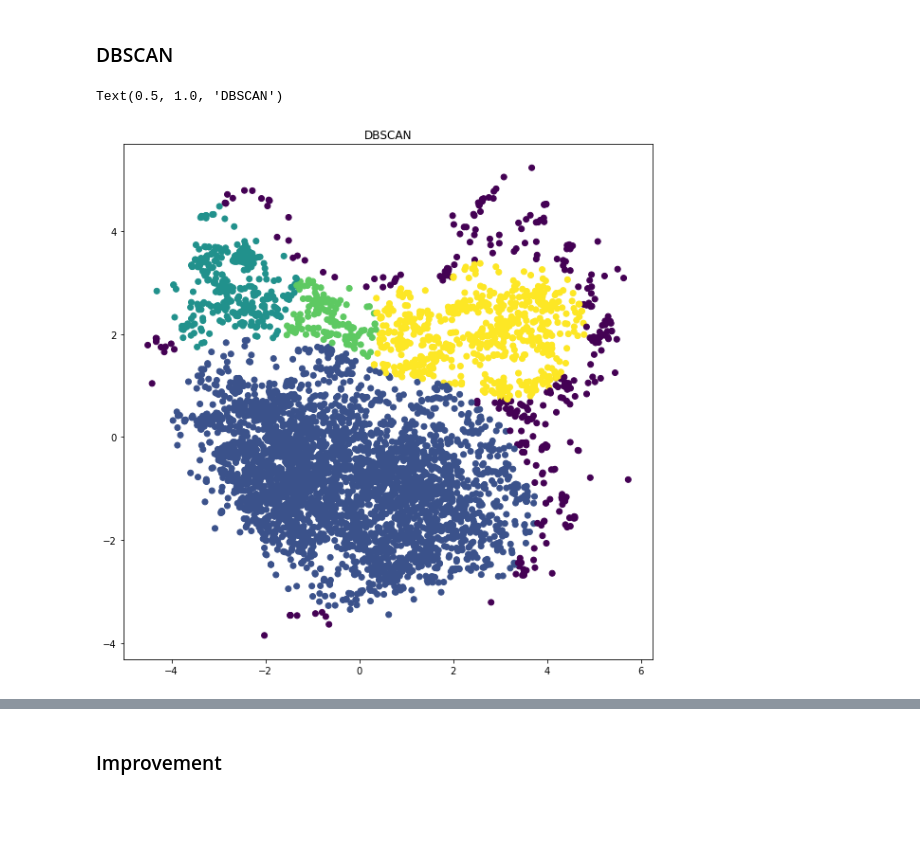
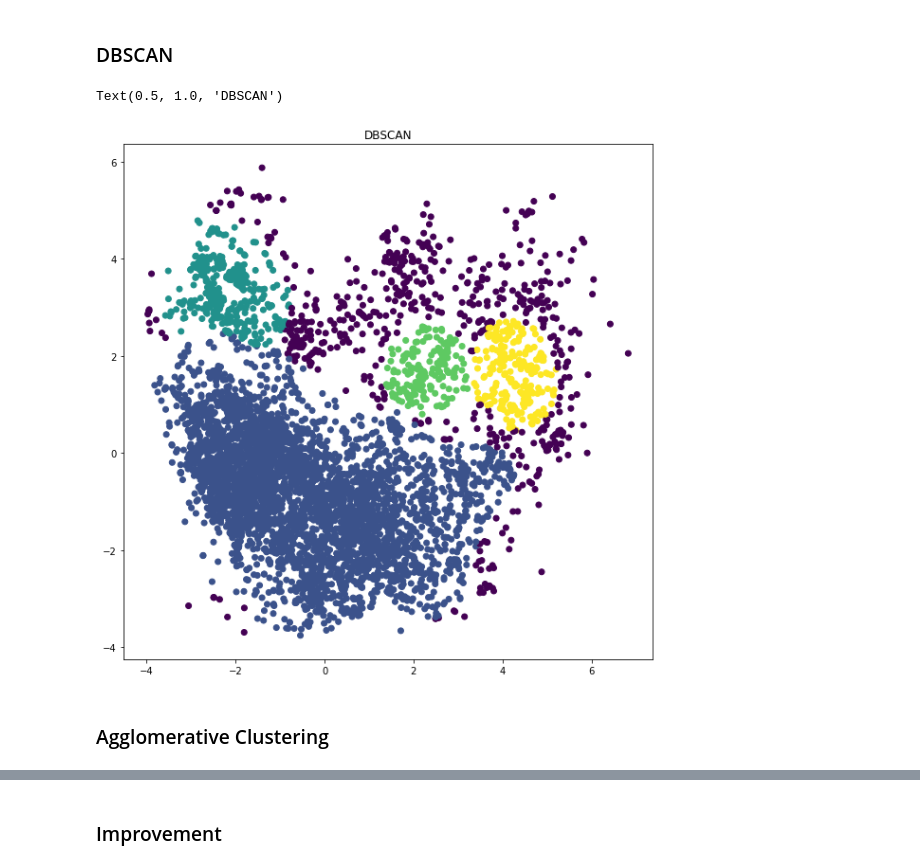
Before and after one commit to kevin110604/FDA-data-analytics, a Jupyter notebook: FDA_hw4.ipynb, the cells around one changed output, grey strips where cells are left out. Drawn from its saved outputs; the diff is of its cells as text; code cells hidden in the pictures; blank space fills up the shorter version.

Commit message:
Add spectral clustering, agglomerative clustering & summary

```diff
--- a/FDA_hw4.ipynb
+++ b/FDA_hw4.ipynb
@@ -440,0 +449,11 @@ Text(0.5, 1.0, 'std drop K-Means')
+# %%
+from sklearn.cluster import SpectralClustering
+
+sc = SpectralClustering(
+    n_clusters=4,
+    random_state=42,
+    affinity='nearest_neighbors',
+    n_neighbors=10,
+    assign_labels='kmeans')
+
+sc.fit(arr_pca_std)
@@ -443,11 +478,13 @@ Text(0.5, 1.0, 'std drop K-Means')
 # %%
 from sklearn.cluster import DBSCAN
 # %%
-db = DBSCAN(eps=0.8, min_samples=148).fit(arr_pca_dro)
+db = DBSCAN(eps=0.8, min_samples=140).fit(arr_pca_std)
 
 plt.figure(figsize=(10, 10))
-plt.scatter(arr_pca_dro[:, 0], arr_pca_dro[:, 1], c=db.labels_)
-plt.title("DBSCAN")
+plt.scatter(arr_pca_std[:, 0], arr_pca_std[:, 1], c=db.labels_)
+plt.title('DBSCAN')
 # %% [output]
 Text(0.5, 1.0, 'DBSCAN')
-[figure, old version]
+[figure, new version]
+# %% [markdown]
+### Agglomerative Clustering
```
Also changed, not shown: parts of 30 cells of this notebook.
